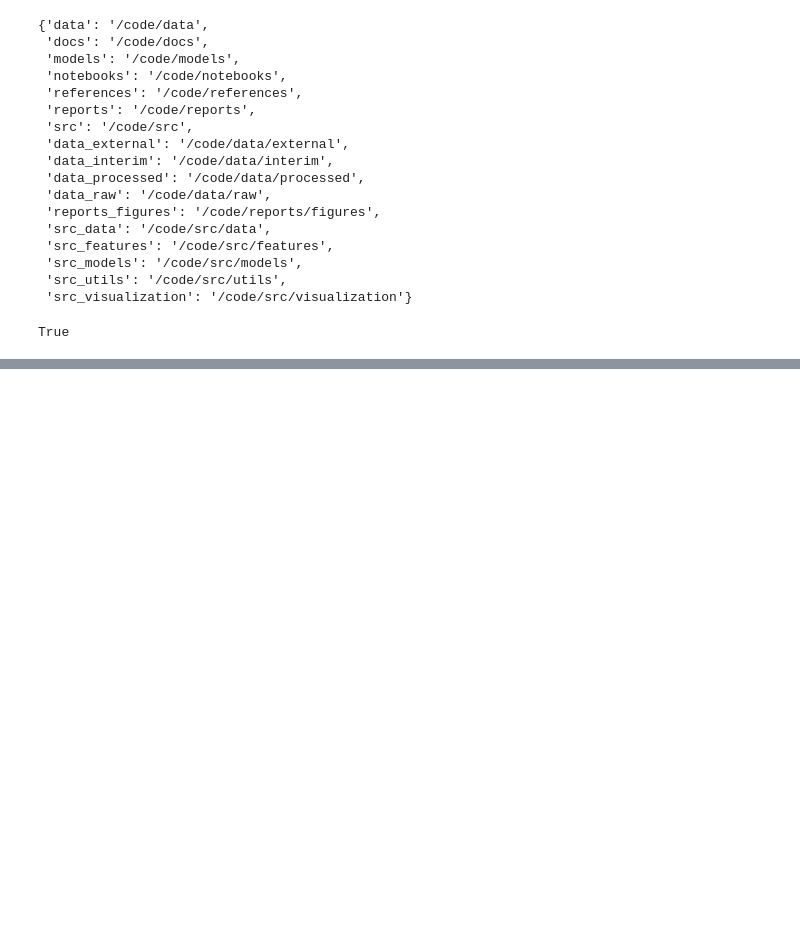
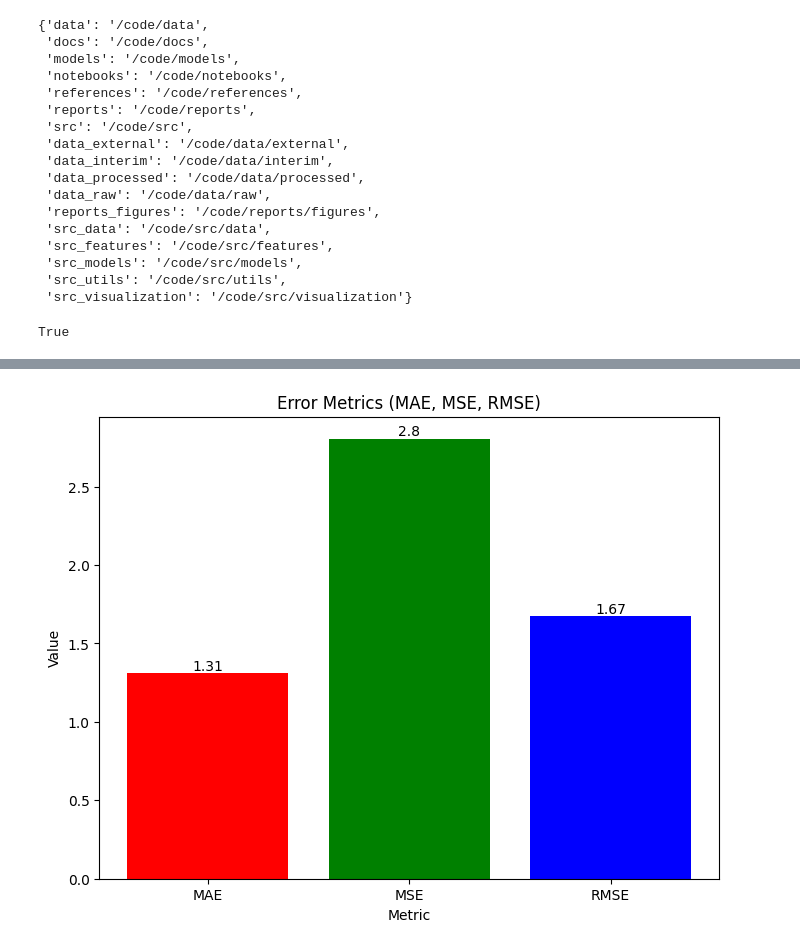
Before and after one commit to TGusciora/E001_smart_structuring, a Jupyter notebook: notebooks/001_tg_initial.ipynb, the cells around one changed output, grey strips where cells are left out. Cells and saved outputs as stored; diff of their text form; code cells hidden in the pictures; blank space fills up the shorter version.

```diff
--- a/notebooks/001_tg_initial.ipynb
+++ b/notebooks/001_tg_initial.ipynb
@@ -90,0 +277,37 @@ aapl[(aapl["Date"].dt.year == 2005) & (aapl["Date"].dt.month == 2)]
+# %%
+import matplotlib.pyplot as plt
+from sklearn.metrics import mean_absolute_error, mean_squared_error
+import numpy as np
+
+# Assuming 'full_sample' is your DataFrame with the actual and predicted values
+# And you're focusing on the last 40 observations
+actual = full_sample[full_sample['yhat'].notnull()]['y']
+predicted = full_sample[full_sample['yhat'].notnull()]['yhat']
+
+# Calculate MAE, MSE, and RMSE
+mae = sklearn.metrics.mean_absolute_error(actual, predicted)
+mse = sklearn.metrics.mean_squared_error(actual, predicted)
+rmse = np.sqrt(mse) # RMSE is the square root of MSE
+
+# Metrics and their names
+metrics = [mae, mse, rmse]
+metric_names = ['MAE', 'MSE', 'RMSE']
+
+# Plotting
+plt.figure(figsize=(8, 6))
+bars = plt.bar(metric_names, metrics, color=['red', 'green', 'blue'])
+
+# Adding the value on top of each bar
+for bar in bars:
+    yval = bar.get_height()
+    plt.text(bar.get_x() + bar.get_width()/2, yval, round(yval, 2), ha='center', va='bottom')
+
+# Adding labels and title
+plt.xlabel('Metric')
+plt.ylabel('Value')
+plt.title('Error Metrics (MAE, MSE, RMSE)')
+
+# Show the plot
+plt.show()
+# %% [output]
+[figure, added]
```
Also changed, not shown: parts of 22 cells of this notebook, 1 other file.
